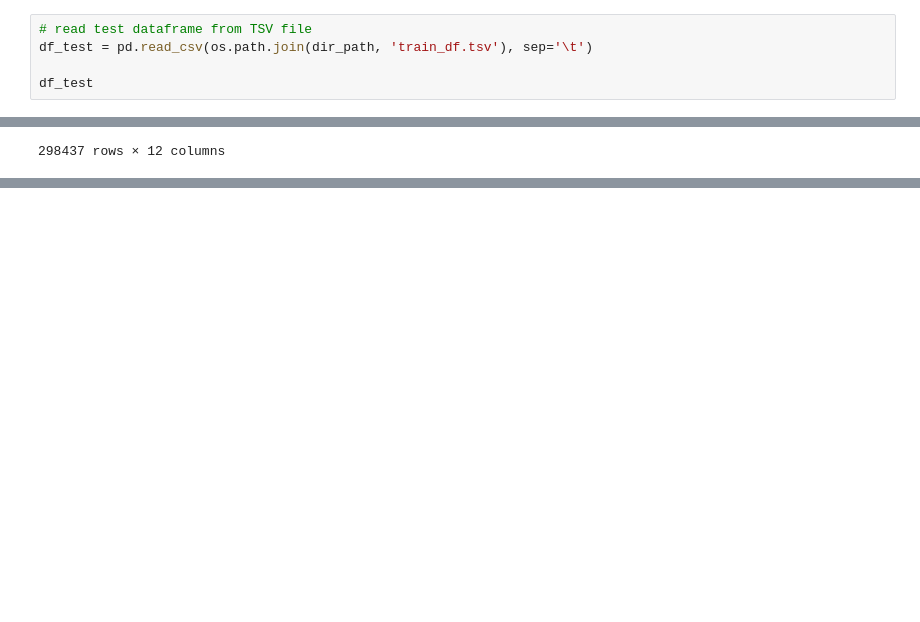
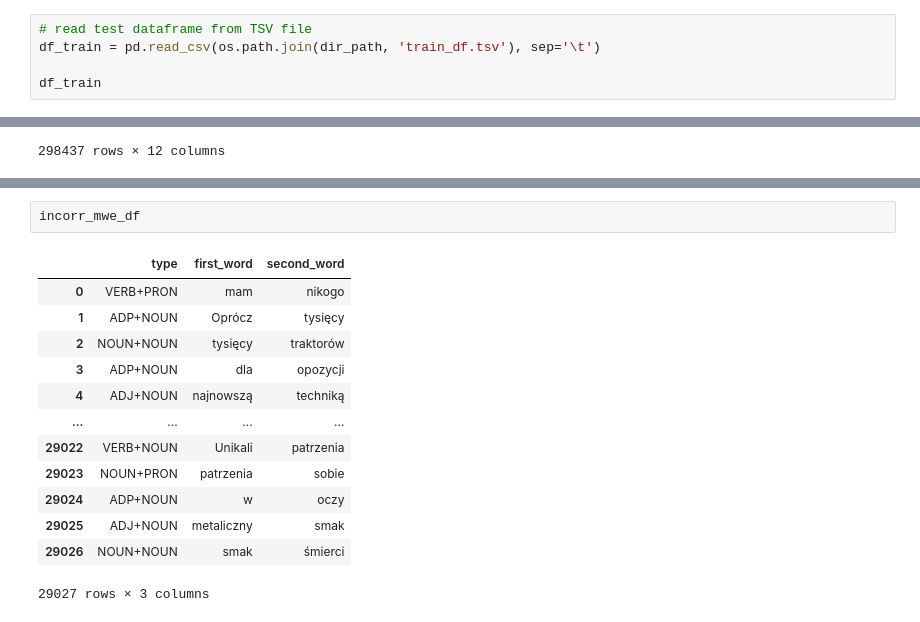
Before and after one commit to Netherwulf/mwe-vector-methods, a Jupyter notebook: get_dataset_from_parseme.ipynb, the cells around one changed output, grey strips where cells are left out. Drawn from its saved outputs; the diff is of its cells as text; blank space fills up the shorter version.

Commit message:
Add filtering incorrect MWE instances via dependency graph

```diff
--- a/get_dataset_from_parseme.ipynb
+++ b/get_dataset_from_parseme.ipynb
@@ -110,8 +116,8 @@ temp_df[temp_df.duplicated(subset='sent_id')]
 # %%
 # read test dataframe from TSV file
-df_test = pd.read_csv(os.path.join(dir_path, 'train_df.tsv'), sep='\t')
+df_train = pd.read_csv(os.path.join(dir_path, 'train_df.tsv'), sep='\t')
 
-df_test
+df_train
 # %% [output]
 |  | sent_id | id | form | lemma | upos | xpos | feats | head | deprel | deps | misc | ... |
 | 0 | 0 | 1 | Większym | duży | ADJ | adj:sg:inst:m3:com | {'Animacy': 'Inan', 'Case': 'Ins'... | 2.0 | amod | NaN | NaN | ... |
@@ -147,0 +212,16 @@ mwe_count
+# %%
+incorr_mwe_df
+# %% [output]
+|  | type | first_word | second_word |
+| 0 | VERB+PRON | mam | nikogo |
+| 1 | ADP+NOUN | Oprócz | tysięcy |
+| 2 | NOUN+NOUN | tysięcy | traktorów |
+| 3 | ADP+NOUN | dla | opozycji |
+| 4 | ADJ+NOUN | najnowszą | techniką |
+| ... | ... | ... | ... |
+| 29022 | VERB+NOUN | Unikali | patrzenia |
+| 29023 | NOUN+PRON | patrzenia | sobie |
+| 29024 | ADP+NOUN | w | oczy |
+| 29025 | ADJ+NOUN | metaliczny | smak |
+| 29026 | NOUN+NOUN | smak | śmierci |
+29027 rows × 3 columns
```
Also changed, not shown: parts of 9 cells of this notebook, 2 other files.
